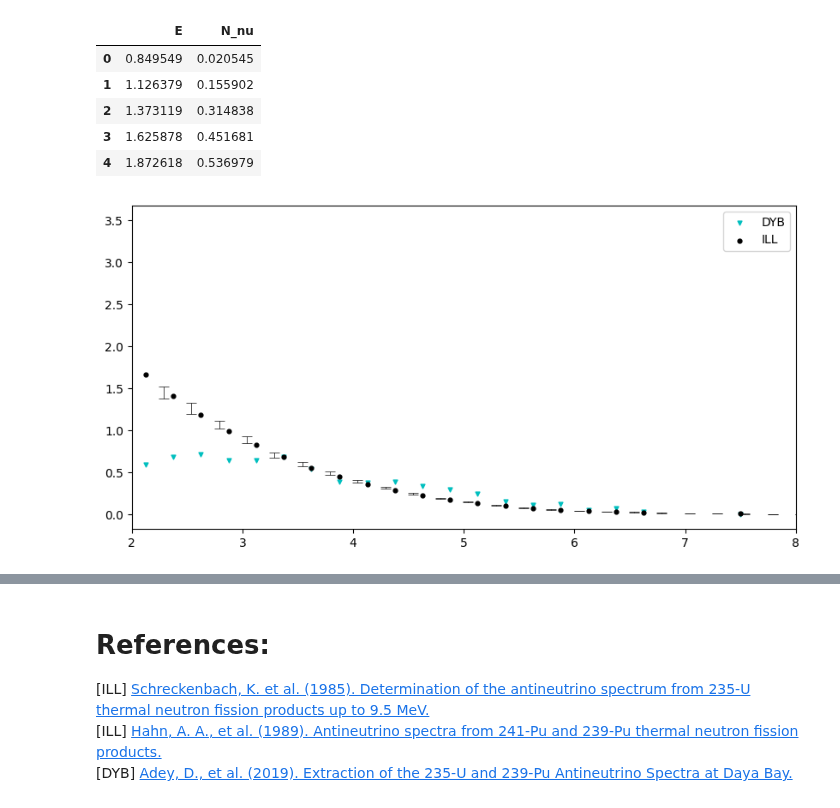
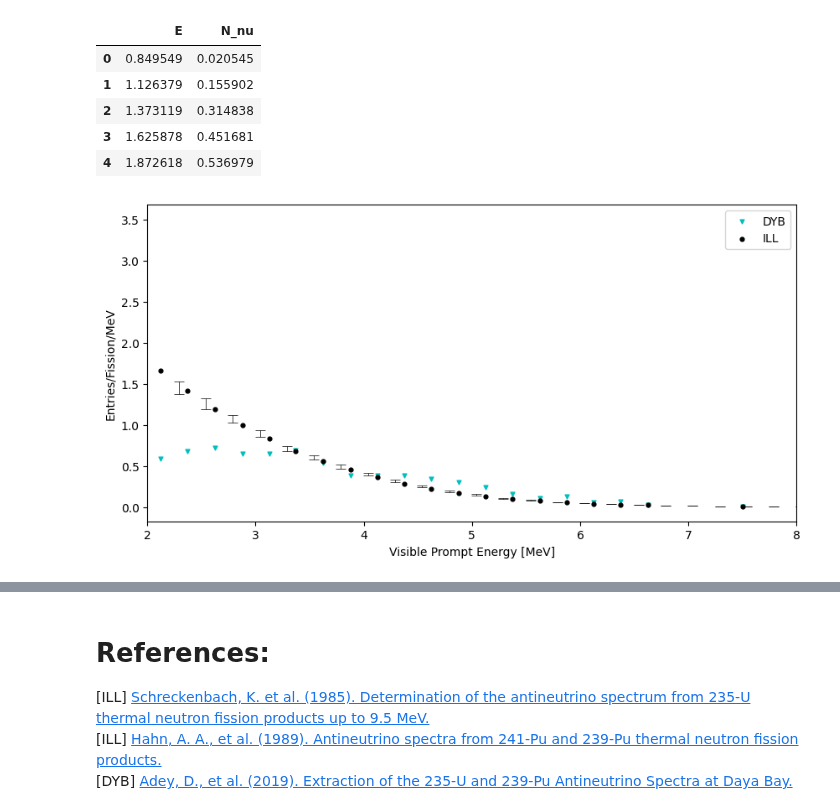
Before and after one commit to dehpour/Reactor-Antineutrino-Flux-Analysis, a Jupyter notebook: ILL's Phenomenological Model Predicted Antineutrino Flux Compare with Recently Observations.ipynb, the cells around one changed output, grey strips where cells are left out. Saved outputs shown, nothing was run; the diff lists cells and outputs as text; code cells hidden in the pictures.

```diff
--- a/ILL's Phenomenological Model Predicted Antineutrino Flux Compare with Recently Observations.ipynb
+++ b/ILL's Phenomenological Model Predicted Antineutrino Flux Compare with Recently Observations.ipynb
@@ -163,19 +166,21 @@ pd.DataFrame({'E':E_DYB_239Pu, 'N_nu':N_DYB_239Pu}).head()
 # %%
 plt.figure(figsize=(10, 5),dpi=100)
 plt.xlim(2,8)
 
 plt.scatter(E_DYB_239Pu, N_DYB_239Pu, label="DYB", c='c', marker='v', s=12)
 #plt.scatter(E_NEOS_239Pu, N_NEOS_239Pu, label="NEOS", c='black', marker='v', s=12)
 #plt.scatter(E_Rovno_239Pu, N_Rovno_239Pu, label="Rovno", c='orange', marker='v', s=12)
 
 plt.errorbar(E_ILL_239Pu+0.79, (N_ILL_239Pu), yerr=((err_ILL_239Pu*N_ILL_239Pu)/100), linestyle="None", c='black',capsize=4.5,capthick=0.5,elinewidth=0.5)
 
 plt.scatter(E_DYB_239Pu, (a_0_239Pu+a_1_239Pu*(E_DYB_239Pu-0.79)+a_2_239Pu*(E_DYB_239Pu-0.79)**2+a_3_239Pu*(E_DYB_239Pu-0.79)**3+a_4_239Pu*(E_DYB_239Pu-0.79)**4+a_5_239Pu*(E_DYB_239Pu-0.79)**5), label="ILL", c='black', marker='o', s=12)
 
+plt.xlabel('Visible Prompt Energy [MeV]')
+plt.ylabel('Entries/Fission/MeV')
 plt.legend()
 plt.show()
 # %% [output]
-[figure, old version]
+[figure, new version]
 # %%
 plt.figure(figsize=(10, 5),dpi=100)
 plt.xlim(2.6,8)
```
Also changed, not shown: parts of 3 cells of this notebook.
